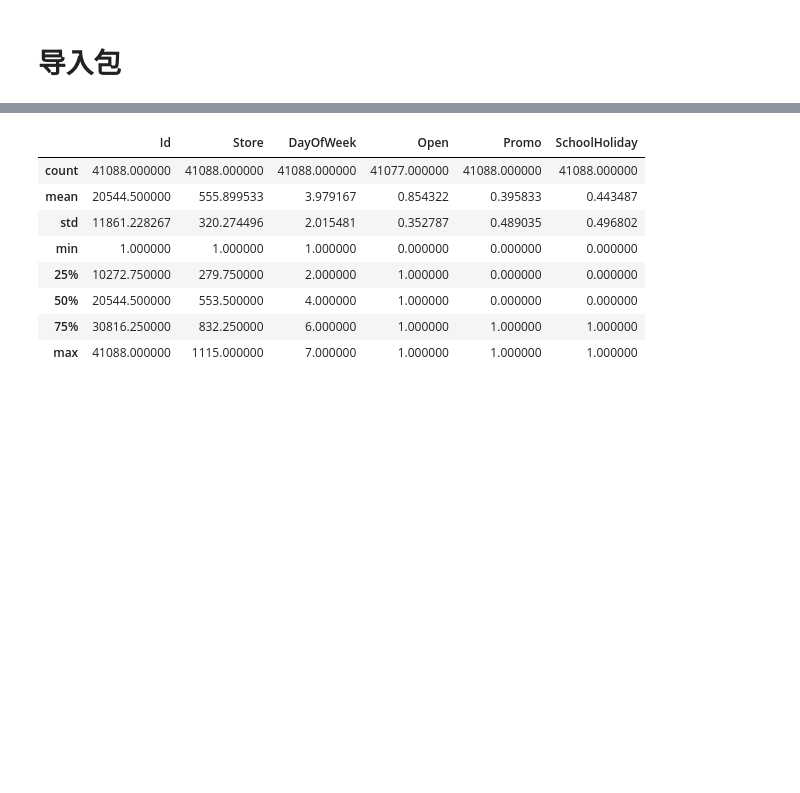
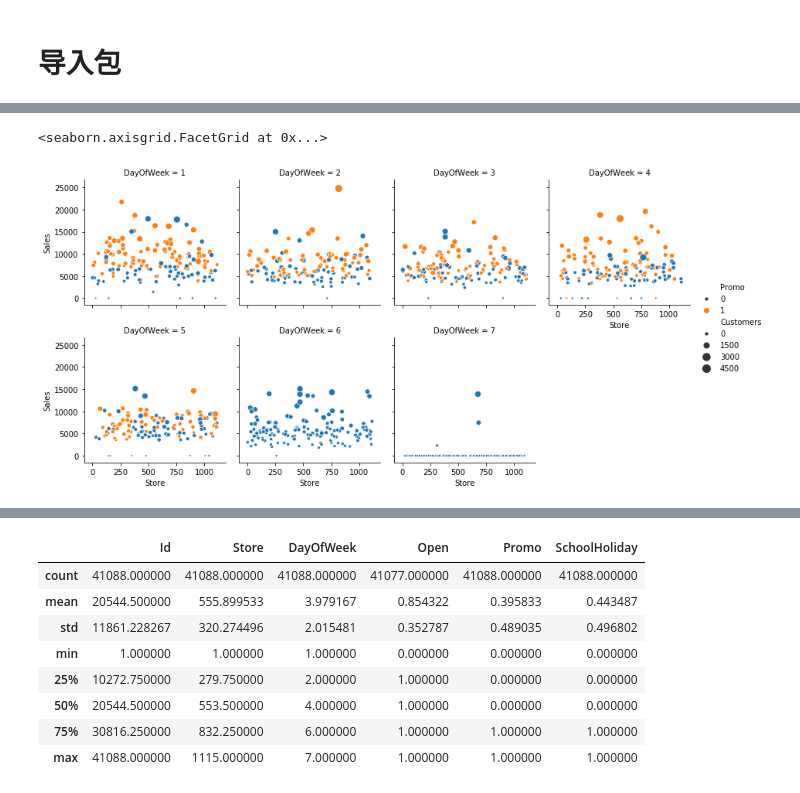
Before and after one commit to DnYee/Rossmann_capstone_project, a Jupyter notebook: Rossmann.ipynb, the cells around one changed output, grey strips where cells are left out. Cells and saved outputs as stored; diff of their text form; code cells hidden in the pictures; blank space fills up the shorter version.

```diff
--- a/Rossmann.ipynb
+++ b/Rossmann.ipynb
@@ -78,0 +17,3 @@ test_data.head(n=10)
+# %%
+train_data=pd.read_csv("train.csv",parse_dates = [2],low_memory = False)
+train_data.head()
@@ -78,0 +52,5 @@ test_data.head(n=10)
+# %%
+sns.relplot(x="Store", y="Sales", hue="Promo",size="Customers",col="DayOfWeek",sizes=(10,100),col_wrap=4,height=3,data=train_data.sample(frac=0.001,random_state=1))
+# %% [output]
+<seaborn.axisgrid.FacetGrid at 0x...>
+[figure, added]
```
Also changed, not shown: parts of 100 cells of this notebook.
